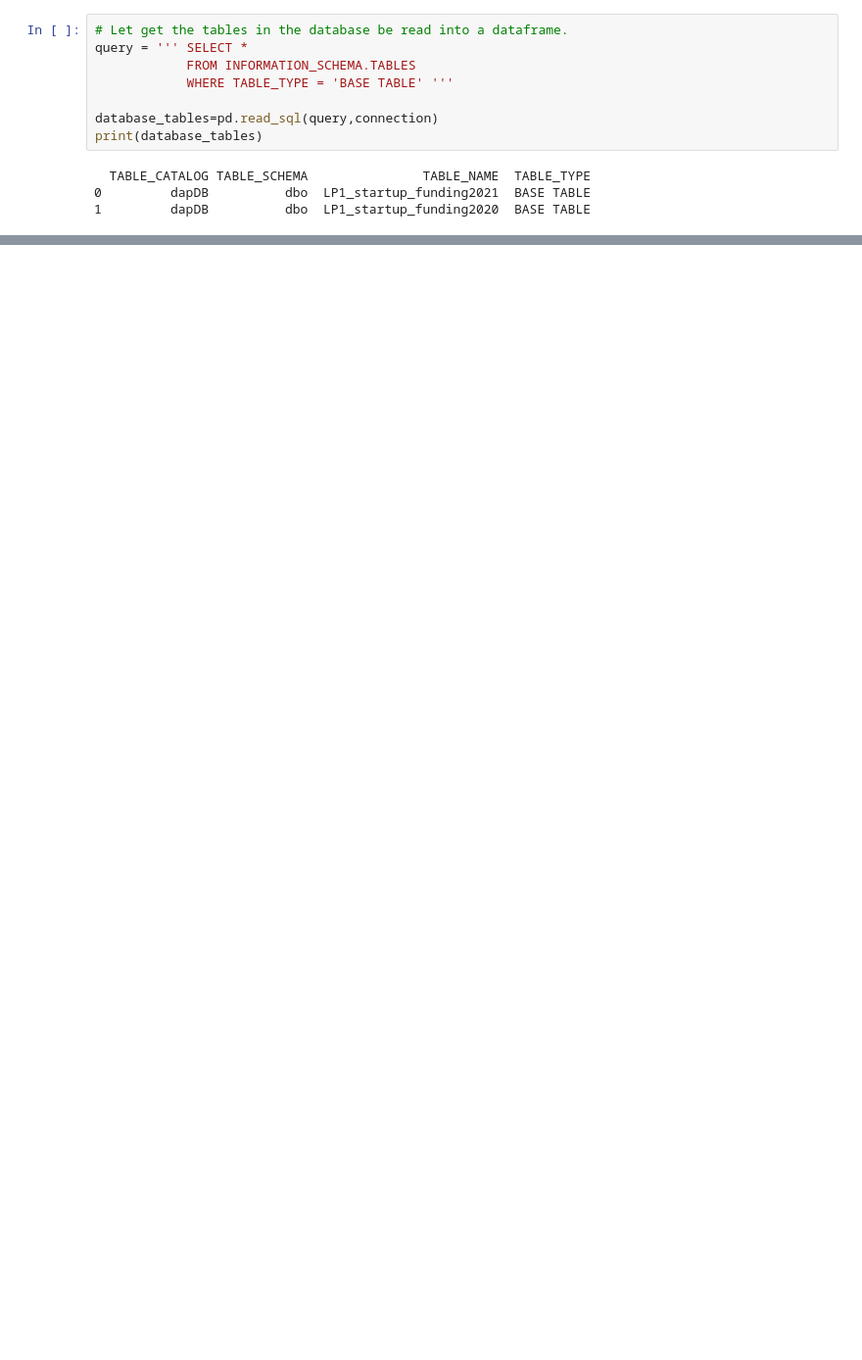
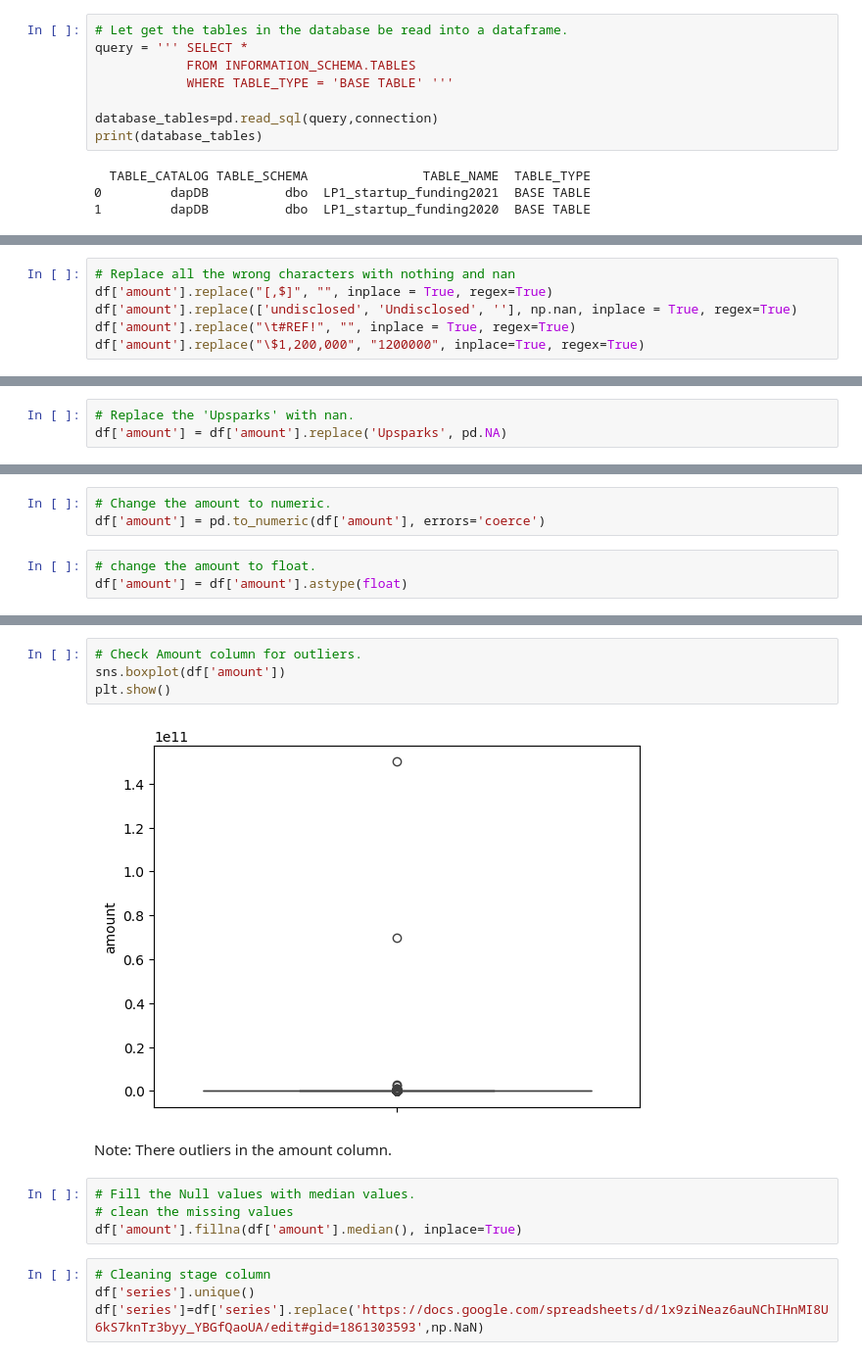
Before and after one commit to Omooyeni/Indian-start-up-ecosystem-Analysis, a Jupyter notebook: Notebook/main.ipynb, the cells around one changed output, grey strips where cells are left out. Shown at 98% size. Saved outputs shown, nothing was run; the diff lists cells and outputs as text; blank space fills up the shorter version.

Commit message:
Data Cleaning Completed

```diff
--- a/Notebook/main.ipynb
+++ b/Notebook/main.ipynb
@@ -251,0 +1135,6 @@ df.head()
+# %%
+# Replace all the wrong characters with nothing and nan
+df['amount'].replace("[,$]", "", inplace = True, regex=True)
+df['amount'].replace(['undisclosed', 'Undisclosed', ''], np.nan, inplace = True, regex=True)
+df['amount'].replace("\t#REF!", "", inplace = True, regex=True)
+df['amount'].replace("\$1,200,000", "1200000", inplace=True, regex=True)
@@ -251,0 +1170,3 @@ df.head()
+# %%
+# Replace the 'Upsparks' with nan.
+df['amount'] = df['amount'].replace('Upsparks', pd.NA)
@@ -251,0 +1178,6 @@ df.head()
+# %%
+# Change the amount to numeric.
+df['amount'] = pd.to_numeric(df['amount'], errors='coerce')
+# %%
+# change the amount to float.
+df['amount'] = df['amount'].astype(float)
@@ -251,0 +1196,16 @@ df.head()
+# %%
+# Check Amount column for outliers.
+sns.boxplot(df['amount'])
+plt.show()
+# %% [output]
+[figure, added]
+# %% [markdown]
+Note: There outliers in the amount column.
+# %%
+# Fill the Null values with median values.
+# clean the missing values
+df['amount'].fillna(df['amount'].median(), inplace=True)
+# %%
+# Cleaning stage column
+df['series'].unique()
+df['series']=df['series'].replace('https://docs.google.com/spreadsheets/d/1x9ziNeaz6auNChIHnMI8U6kS7knTr3byy_YBGfQaoUA/edit#gid=1861303593',np.NaN)
```
Also changed, not shown: parts of 135 cells of this notebook, 2 other files.
